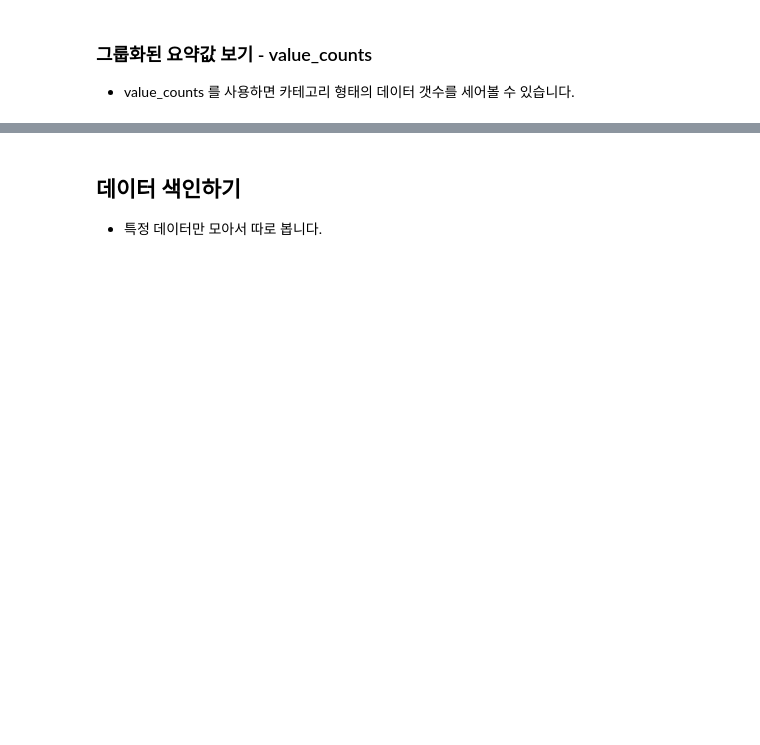
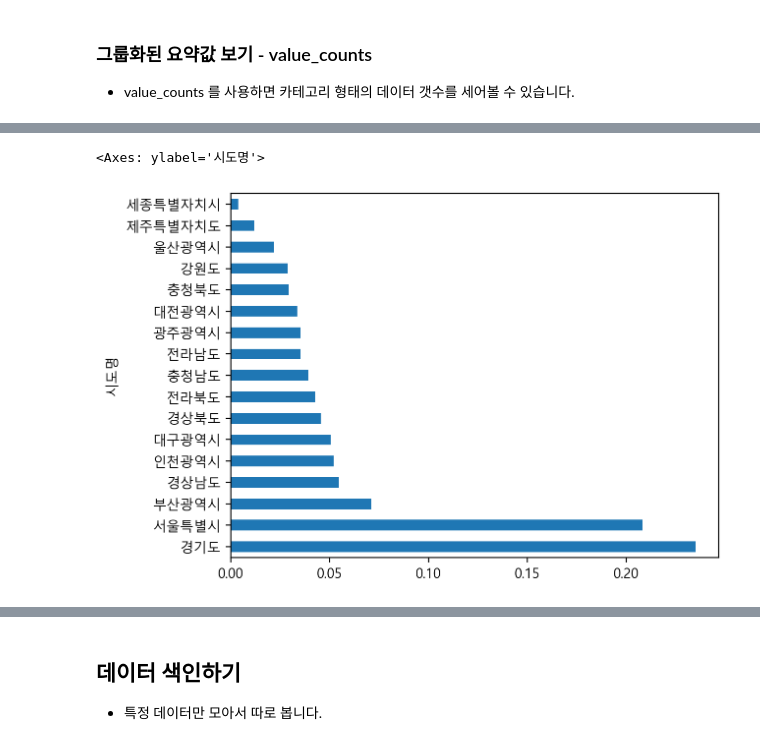
Before and after one commit to TeamCayley-official/2024-Tutorial, a Jupyter notebook: Tutorial/beginner/week3/week3_이준호.ipynb, the cells around one changed output, grey strips where cells are left out. Drawn from its saved outputs; the diff is of its cells as text; code cells hidden in the pictures; blank space fills up the shorter version.

```diff
--- a/Tutorial/beginner/week3/week3_이준호.ipynb
+++ b/Tutorial/beginner/week3/week3_이준호.ipynb
@@ -80,3 +421,6 @@ from IPython.display import set_matplotlib_formats
 # %%
 # df_null_count 데이터프레임에 있는 결측치수 컬럼을 sort_values 를 통해 정렬해서
 # 결측치가 많은 순으로 상위 10개만 출력합니다.
+
+df_null_count_top = df_null_count.sort_values(by="결측치수", ascending=False).head(10) # head의 기본 개수는 5개만 표시!
+df_null_count_top
@@ -87,2 +452,5 @@ from IPython.display import set_matplotlib_formats
 # %%
 # "컬럼명" 이라는 컬럼의 값만 가져와서 drop_columns 라는 변수에 담습니다.
+
+drop_columns = df_null_count_top["컬럼명"].tolist()
+drop_columns
@@ -91,2 +479,6 @@ from IPython.display import set_matplotlib_formats
 # %% [markdown]
 ## 제거하기
+# %%
+print(df.shape)
+df = df.drop(drop_columns, axis=1)
+print(df.shape)
@@ -139,5 +662,11 @@ describe 를 사용하면 데이터를 요약해 볼 수 있습니다.
 # %%
 # normalize=True 옵션을 사용하면 비율을 구할 수 있습니다.
+
+city_normalize = df["시도명"].value_counts(normalize=True)
 # %%
 # Pandas 에는 plot기능을 내장하고 있습니다.
 # 위에서 분석한 시도명 수를 막대그래프로 표현해 봅니다.
+city_normalize.plot.barh()
+# %% [output]
+<Axes: ylabel='시도명'>
+[figure, added]
```
Also changed, not shown: parts of 91 cells of this notebook.
